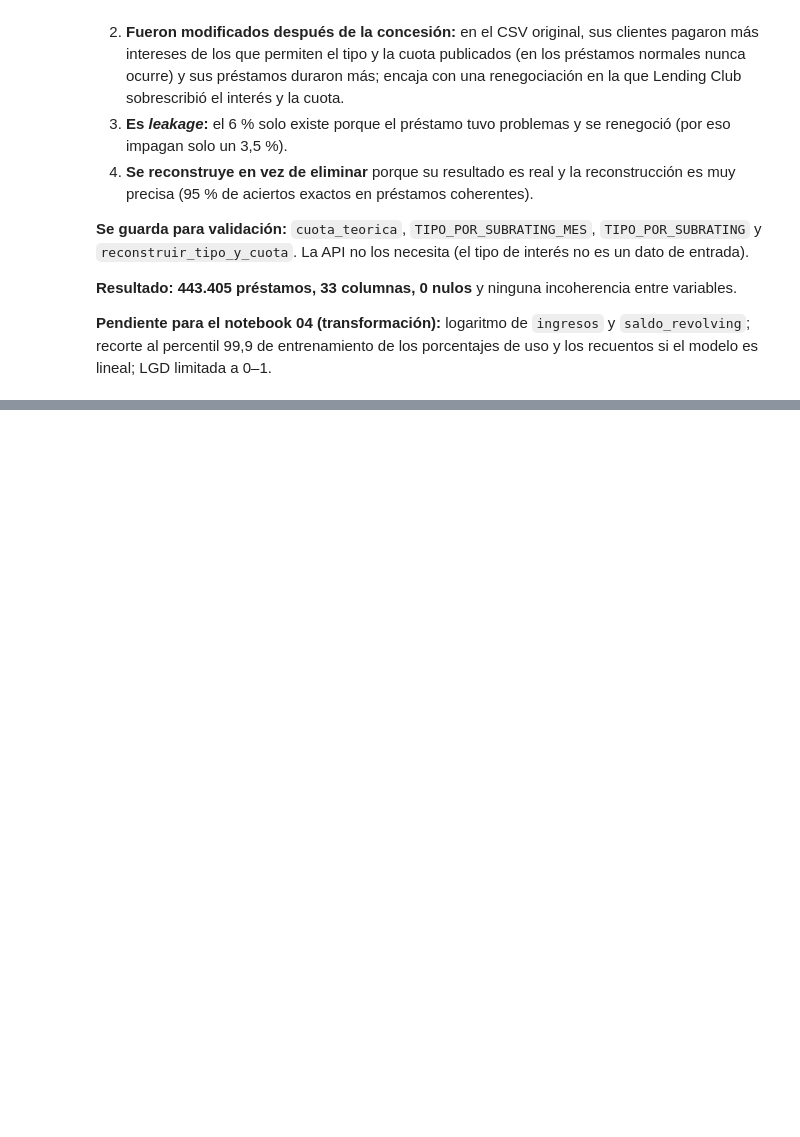
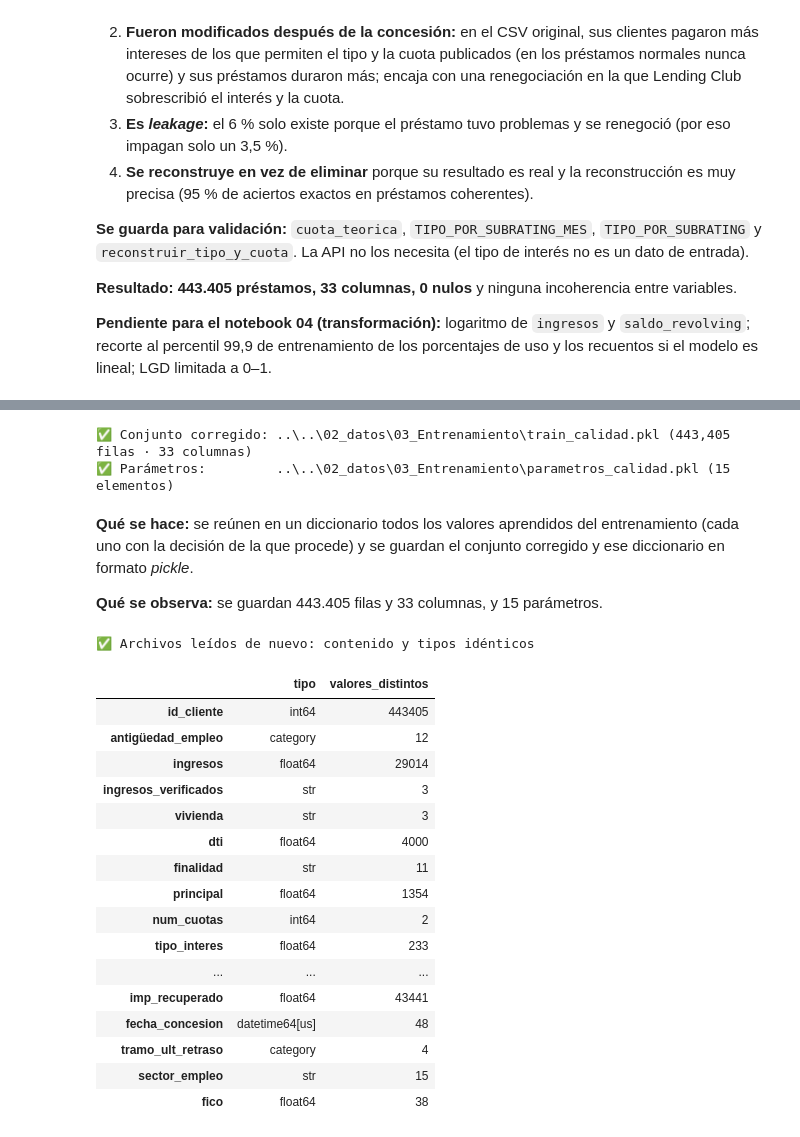
Before and after one commit to PedroDelgado08/ScoringRiesgos, a Jupyter notebook: 03_notebooks/es/02_CalidadDatos.ipynb, the cells around one changed output, grey strips where cells are left out. Saved outputs shown, nothing was run; the diff lists cells and outputs as text; code cells hidden in the pictures; blank space fills up the shorter version.

Commit message:
02 Calidad de datos: secciones 7 y 8, versión final e informe

```diff
--- a/03_notebooks/es/02_CalidadDatos.ipynb
+++ b/03_notebooks/es/02_CalidadDatos.ipynb
@@ -3729,0 +3751,66 @@ Préstamos: 443,405 · Columnas: 33 · Nulos: 0
+# %%
+# Rutas de salida (relativas a la carpeta de este notebook: 03_notebooks/es)
+RUTA_TRAIN_CALIDAD = Path('../../02_datos/03_Entrenamiento/train_calidad.pkl')
+RUTA_PARAMETROS_CALIDAD = Path('../../02_datos/03_Entrenamiento/parametros_calidad.pkl')
+
+# Valores aprendidos del entrenamiento que necesitan validación y la API (decisión de la que sale cada uno)
+PARAMETROS_CALIDAD = {
+    'CATEGORIA_SIN_EMPLEO':            CATEGORIA_SIN_EMPLEO,             # D2, D3
+    'REGLAS_SECTOR':                   REGLAS_SECTOR,                    # D3 (reglas definitivas)
+    'MEDIANA_USO_REVOLVING':           MEDIANA_USO_REVOLVING,            # D4
+    'LIMITES_DECILES_REV':             LIMITES_DECILES_REV,              # D5
+    'MEDIANAS_TARJETAS_POR_DECIL':     MEDIANAS_TARJETAS_POR_DECIL,      # D5
+    'MEDIANA_75P_USO_ALTO':            MEDIANA_75P_USO_ALTO,             # D5
+    'MEDIANAS_HIPOTECAS_POR_VIVIENDA': MEDIANAS_HIPOTECAS_POR_VIVIENDA,  # D6
+    'MEDIANA_HIPOTECAS_GLOBAL':        MEDIANA_HIPOTECAS_GLOBAL,         # D6
+    'ORDEN_ANTIGUEDAD':                ORDEN_ANTIGUEDAD,                 # D8
+    'VIVIENDAS_VALIDAS':               VIVIENDAS_VALIDAS,                # D10
+    'AGRUPAR_FINALIDAD':               AGRUPAR_FINALIDAD,                # D11
+    'ORDEN_RATING':                    ORDEN_RATING,                     # D12
+    'ORDEN_SUBRATING':                 ORDEN_SUBRATING,                  # D12
+    'TIPO_POR_SUBRATING_MES':          TIPO_POR_SUBRATING_MES,           # D23
+    'TIPO_POR_SUBRATING':              TIPO_POR_SUBRATING,               # D23
+}
+
+# Guardar el conjunto corregido y los parámetros
+df.to_pickle(RUTA_TRAIN_CALIDAD)
+pd.to_pickle(PARAMETROS_CALIDAD, RUTA_PARAMETROS_CALIDAD)
+print(f"✅ Conjunto corregido: {RUTA_TRAIN_CALIDAD} ({len(df):,} filas · {df.shape[1]} columnas)")
+print(f"✅ Parámetros:         {RUTA_PARAMETROS_CALIDAD} ({len(PARAMETROS_CALIDAD)} elementos)")
+# %% [output]
+✅ Conjunto corregido: ..\..\02_datos\03_Entrenamiento\train_calidad.pkl (443,405 filas · 33 columnas)
+✅ Parámetros:         ..\..\02_datos\03_Entrenamiento\parametros_calidad.pkl (15 elementos)
+# %% [markdown]
+**Qué se hace:** se reúnen en un diccionario todos los valores aprendidos del entrenamiento (cada uno con la decisión de la que procede) y se guardan el conjunto corregido y ese diccionario en formato *pickle*.
+
+**Qué se observa:** se guardan 443.405 filas y 33 columnas, y 15 parámetros.
+# %%
+# Comprobación: al volver a leer los archivos se obtiene exactamente lo mismo
+df_leido = pd.read_pickle(RUTA_TRAIN_CALIDAD)
+parametros_leidos = pd.read_pickle(RUTA_PARAMETROS_CALIDAD)
+assert df_leido.equals(df), "El conjunto leído no coincide con el guardado"
+assert (df_leido.dtypes == df.dtypes).all(), "Los tipos de datos han cambiado al guardar"
+assert set(parametros_leidos) == set(PARAMETROS_CALIDAD), "Faltan parámetros"
+print("✅ Archivos leídos de nuevo: contenido y tipos idénticos")
+
+# Resumen del conjunto final: columnas, tipos y nº de valores distintos
+pd.DataFrame({'tipo': df_leido.dtypes.astype(str), 'valores_distintos': df_leido.nunique()})
+# %% [output]
+✅ Archivos leídos de nuevo: contenido y tipos idénticos
+|  | tipo | valores_distintos |
+| id_cliente | int64 | 443405 |
+| antigüedad_empleo | category | 12 |
+| ingresos | float64 | 29014 |
+| ingresos_verificados | str | 3 |
+| vivienda | str | 3 |
+| dti | float64 | 4000 |
+| finalidad | str | 11 |
+| principal | float64 | 1354 |
+| num_cuotas | int64 | 2 |
+| tipo_interes | float64 | 233 |
+| ... | ... | ... |
+| imp_recuperado | float64 | 43441 |
+| fecha_concesion | datetime64[us] | 48 |
+| tramo_ult_retraso | category | 4 |
+| sector_empleo | str | 15 |
+| fico | float64 | 38 |
```
Also changed, not shown: parts of 9 cells of this notebook, 1 other file.
